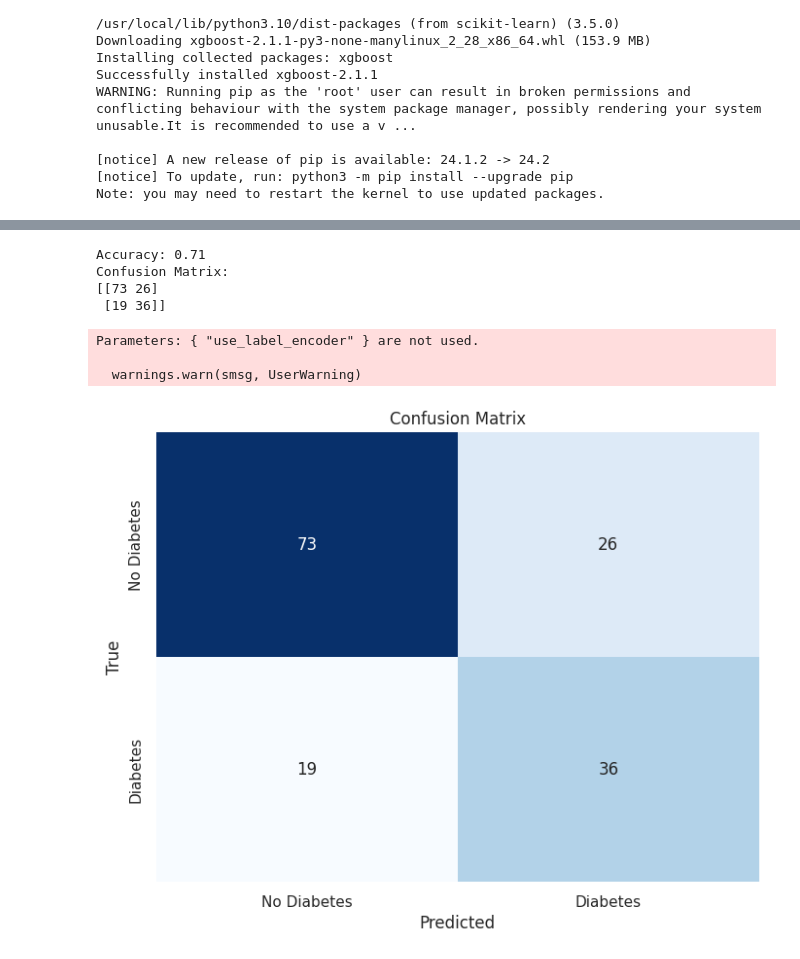
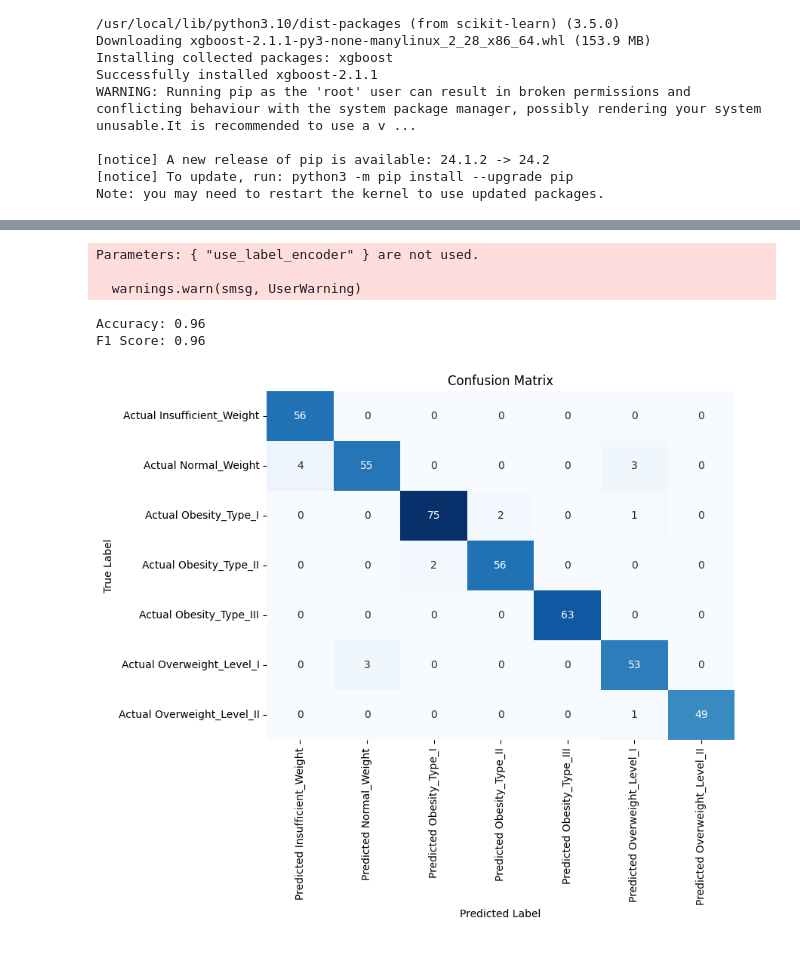
Before and after one commit to ZainAli26/NUTechAI, a Jupyter notebook: ai-programming/A1/AdvanceProgramming-A1.ipynb, the cells around one changed output, grey strips where cells are left out. Saved outputs shown, nothing was run; the diff lists cells and outputs as text; code cells hidden in the pictures.

```diff
--- a/ai-programming/A1/AdvanceProgramming-A1.ipynb
+++ b/ai-programming/A1/AdvanceProgramming-A1.ipynb
@@ -50,0 +86,16 @@ plt.show()
+# %%
+from sklearn.preprocessing import MinMaxScaler
+import pandas as pd
+
+# Initialize the scaler
+scaler = MinMaxScaler()
+
+columns = obesity_df.columns
+
+# Apply the scaler to the data (except the target if it's included)
+obesity_df = scaler.fit_transform(obesity_df)
+
+# Convert back to DataFrame for visualization
+obesity_df = pd.DataFrame(obesity_df, columns=columns)
+
+print(obesity_df.head())
@@ -51,9 +152,7 @@ plt.show()
 # %%
 from sklearn.model_selection import train_test_split
 
-# Split the dataset into features (X) and target (y)
-X = diabetes_df.drop("Outcome", axis=1)  # Features
-y = diabetes_df["Outcome"]                # Target
+X = obesity_df  # Features
 
 # Create a train-test split (80% training, 20% testing)
 X_train, X_test, y_train, y_test = train_test_split(X, y, test_size=0.2, random_state=42)
@@ -179,42 +303,51 @@ Confusion Matrix:
 # %%
 # XGBoost Training & Evaluation
 from xgboost import XGBClassifier
 
 # Create an XGBoost model
 xgb_model = XGBClassifier(use_label_encoder=False, eval_metric='logloss', random_state=42)
 
 # Train the model
 xgb_model.fit(X_train, y_train)
 
 # Make predictions on the test set
 y_pred = xgb_model.predict(X_test)
 
 accuracy = accuracy_score(y_test, y_pred)
+print(f"Accuracy: {accuracy:.2f}")
+
+# Calculate F1 score
+f1 = f1_score(y_test, y_pred, average='weighted')
+print(f'F1 Score: {f1:.2f}')
+
 conf_matrix = confusion_matrix(y_test, y_pred)
 
-# Display the results
-print(f"Accuracy: {accuracy:.2f}")
-print("Confusion Matrix:")
-print(conf_matrix)
+obese_labels = {'Insufficient_Weight': 0, 'Normal_Weight': 1, 'Obesity_Type_I': 2, 'Obesity_Type_II': 3, 'Obesity_Type_III': 4, 'Overweight_Level_I': 5, 'Overweight_Level_II': 6}
 
-# Plotting the confusion matrix
+
+xticketlabelvalues = []
+yticketlabelvalues = []
+for obese_label in obese_labels.keys():
+    xticketlabelvalues.append("Predicted " + obese_label)
+    yticketlabelvalues.append("Actual " + obese_label)
+
+# Plot the confusion matrix
 plt.figure(figsize=(8, 6))
 sns.heatmap(conf_matrix, annot=True, fmt='d', cmap='Blues', cbar=False,
-            xticklabels=['No Diabetes', 'Diabetes'],
-            yticklabels=['No Diabetes', 'Diabetes'])
+            xticklabels=xticketlabelvalues,
+            yticklabels=yticketlabelvalues)
+
+plt.xlabel('Predicted Label')
+plt.ylabel('True Label')
 plt.title('Confusion Matrix')
-plt.xlabel('Predicted')
-plt.ylabel('True')
 plt.show()
 # %% [output]
-Accuracy: 0.71
-Confusion Matrix:
-[[73 26]
- [19 36]]
+Parameters: { "use_label_encoder" } are not used.
+
+  warnings.warn(smsg, UserWarning)
-Parameters: { "use_label_encoder" } are not used.
-
-  warnings.warn(smsg, UserWarning)
+Accuracy: 0.96
+F1 Score: 0.96
-[figure, old version]
+[figure, new version]
 # %%
 # SVM Training & Evaluation
 
```
Also changed, not shown: parts of 13 cells of this notebook, 2 other files.
